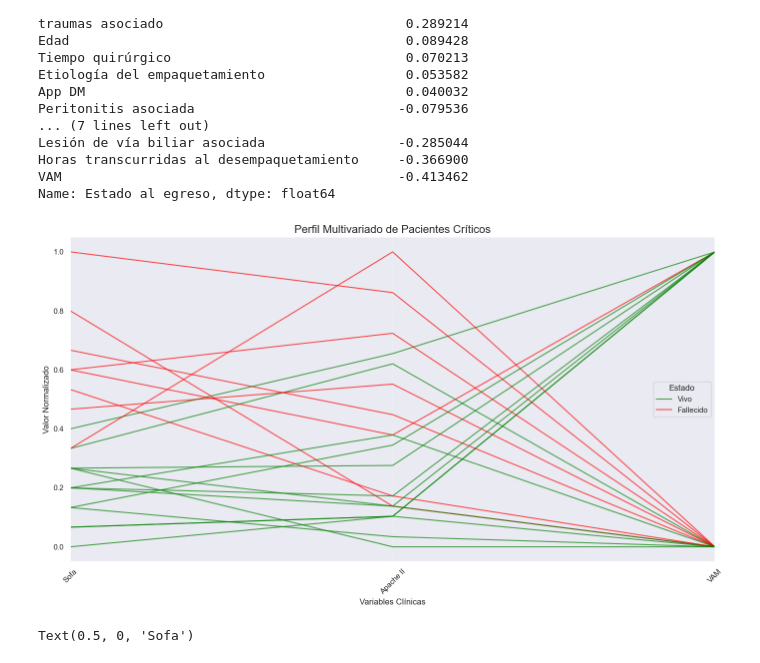
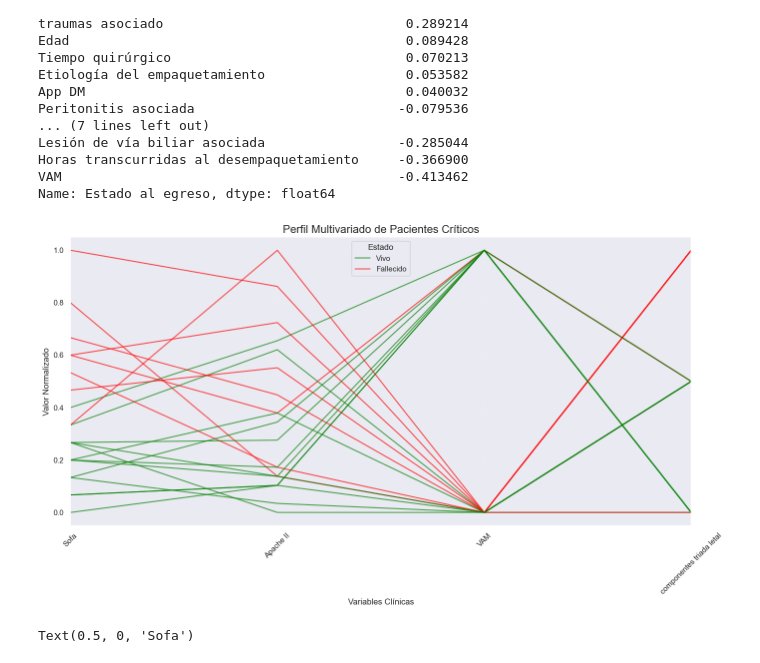
Before and after one commit to amaliezzz/Damage-Control-Feature-Selection, a Jupyter notebook: notebooks/00_eda.ipynb, the cells around one changed output. Drawn from its saved outputs; the diff is of its cells as text; code cells hidden in the pictures.

```diff
--- a/notebooks/00_eda.ipynb
+++ b/notebooks/00_eda.ipynb
@@ -141,40 +141,40 @@ VAM                                           -0.413462
 Name: Estado al egreso, dtype: float64
 # %%
 
-key_vars = ['Sofa', 'Apache II', 'VAM', 'Estado al egreso']
+key_vars = ['Sofa', 'Apache II', 'VAM','componentes triada letal', 'Estado al egreso']
 subset = data[key_vars].copy()
 
 numeric_cols = key_vars[:-1]
 
 scaled_values = scaler.fit_transform(subset[numeric_cols].astype(float))
 scaled_df = pd.DataFrame(scaled_values, columns=numeric_cols)
 scaled_df['Estado al egreso'] = subset['Estado al egreso'].values
 
 
 color_map = {1: 'green', 2: 'red'}
 colors = scaled_df['Estado al egreso'].map(color_map)
 
 
 plt.figure(figsize=(14, 8))
 pd.plotting.parallel_coordinates(
     scaled_df,
     'Estado al egreso',
     color=colors.tolist(),
     axvlines=False,
     alpha=0.7
 )
 
 
 plt.title('Perfil Multivariado de Pacientes Críticos', fontsize=16)
 plt.ylabel('Valor Normalizado', fontsize=12)
 plt.xlabel('Variables Clínicas', fontsize=12)
 plt.xticks(rotation=45)
 plt.grid(alpha=0.2)
 plt.legend(title='Estado', labels=['Vivo', 'Fallecido'])
 plt.tight_layout()
 plt.show()
 # %% [output]
-[figure, old version]
+[figure, new version]
 # %%
 plt.figure(figsize=(8, 6))
 sns.set(style='darkgrid')
```
Also changed, not shown: parts of 12 cells of this notebook, 2 other files.
